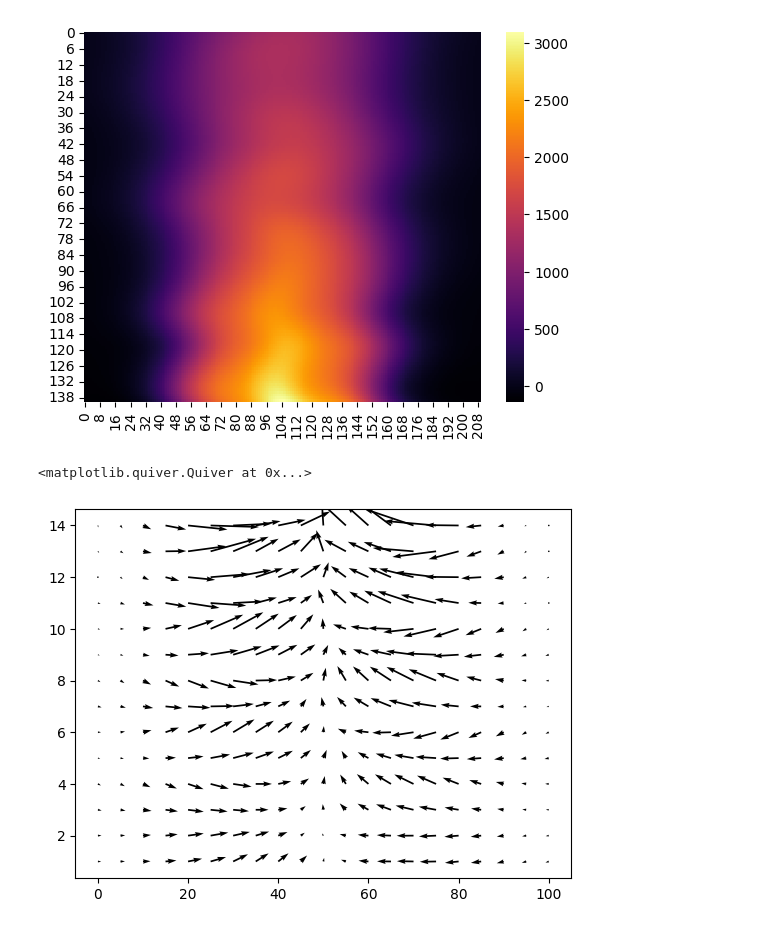
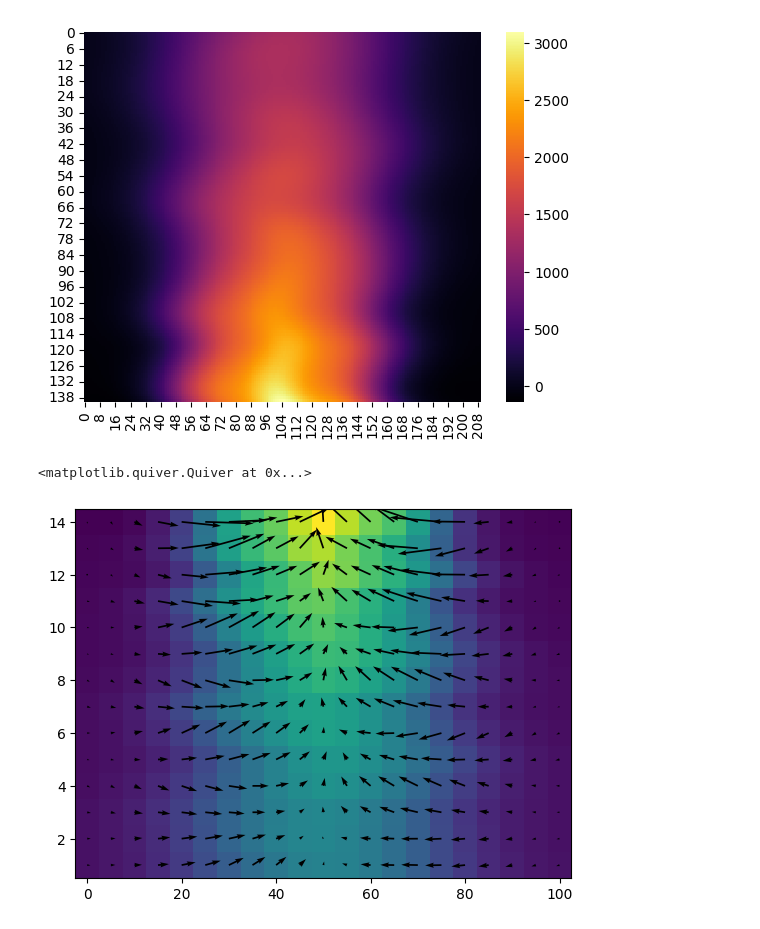
Before and after one commit to arteys/PhD-scripts, a Jupyter notebook: Magnetic_field_data_processing.ipynb, the cells around one changed output. Drawn from its saved outputs; the diff is of its cells as text; code cells hidden in the pictures.

```diff
--- a/Magnetic_field_data_processing.ipynb
+++ b/Magnetic_field_data_processing.ipynb
@@ -97,10 +105,12 @@ plot = sns.heatmap(interpolated_field_square, cmap='inferno')
 # %%
 dz,dx = np.gradient(field_flat_square_rot)
 fig, ax = plt.subplots()
+plt.pcolormesh(xs, zs, field_flat_square_rot)
+# sns.heatmap(field_flat_square_rot, cmap='inferno')
 ax.quiver(xs, zs, dx, dz)
 # %% [output]
 <matplotlib.quiver.Quiver at 0x...>
-[figure, old version]
+[figure, new version]
 # %%
 fig = px.scatter(field_flat, x='X', y='Z', color='B', opacity=1, color_continuous_scale='inferno')
 fig.update_traces(marker={'size': 10})
```
Also changed, not shown: parts of 1 cell of this notebook.
